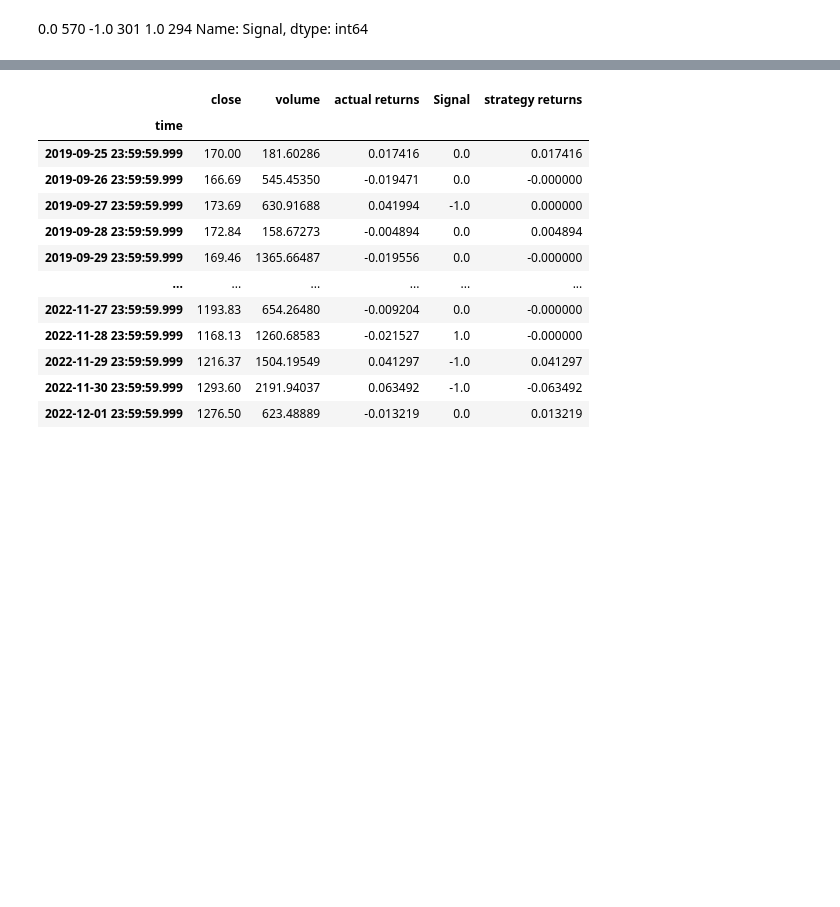
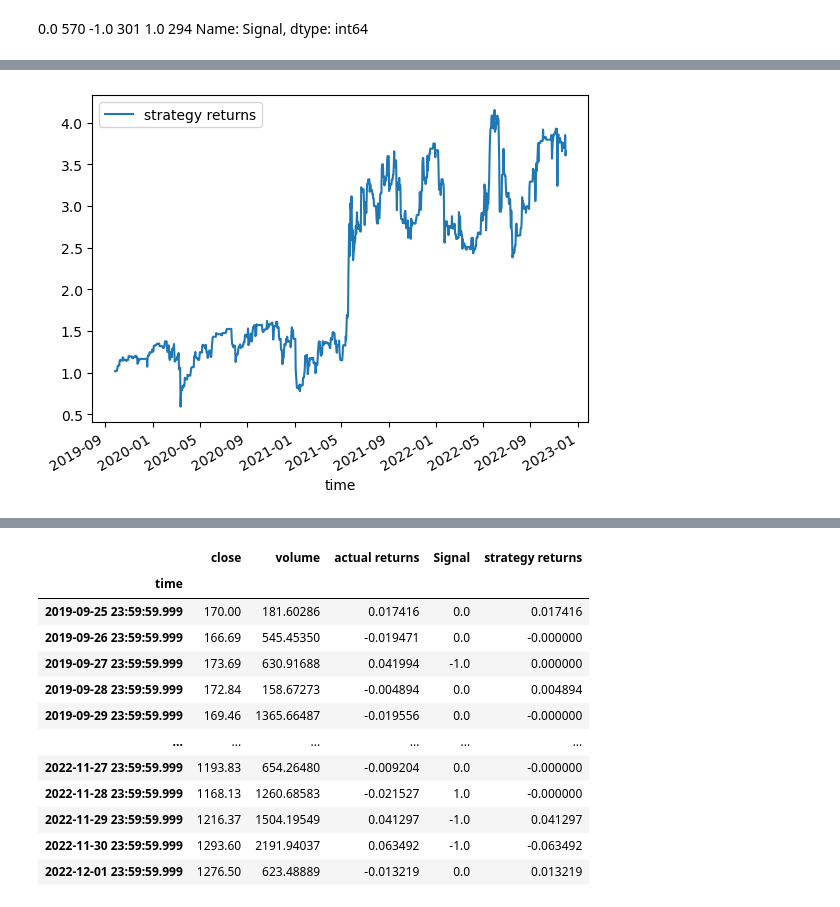
Before and after one commit to jdonnelly0804/project-2, a Jupyter notebook: Resources/Alpha.ipynb, the cells around one changed output, grey strips where cells are left out. Saved outputs shown, nothing was run; the diff lists cells and outputs as text; code cells hidden in the pictures; blank space fills up the shorter version.

```diff
--- a/Resources/Alpha.ipynb
+++ b/Resources/Alpha.ipynb
@@ -233,3 +238,7 @@ See the caveats in the documentation: https://pandas.pydata.org/pandas-docs/stab
 | 2022-11-29 23:59:59.999 | 1216.37 | 1504.19549 | 0.041297 | -1.0 | 0.041297 |
 | 2022-11-30 23:59:59.999 | 1293.60 | 2191.94037 | 0.063492 | -1.0 | -0.063492 |
 | 2022-12-01 23:59:59.999 | 1276.50 | 623.48889 | -0.013219 | 0.0 | 0.013219 |
+# %%
+startegy_returns = (1 + signals_df[["strategy returns"]]).cumprod().plot()
+# %% [output]
+[figure, added]
```
Also changed, not shown: parts of 7 cells of this notebook, 1 other file.
